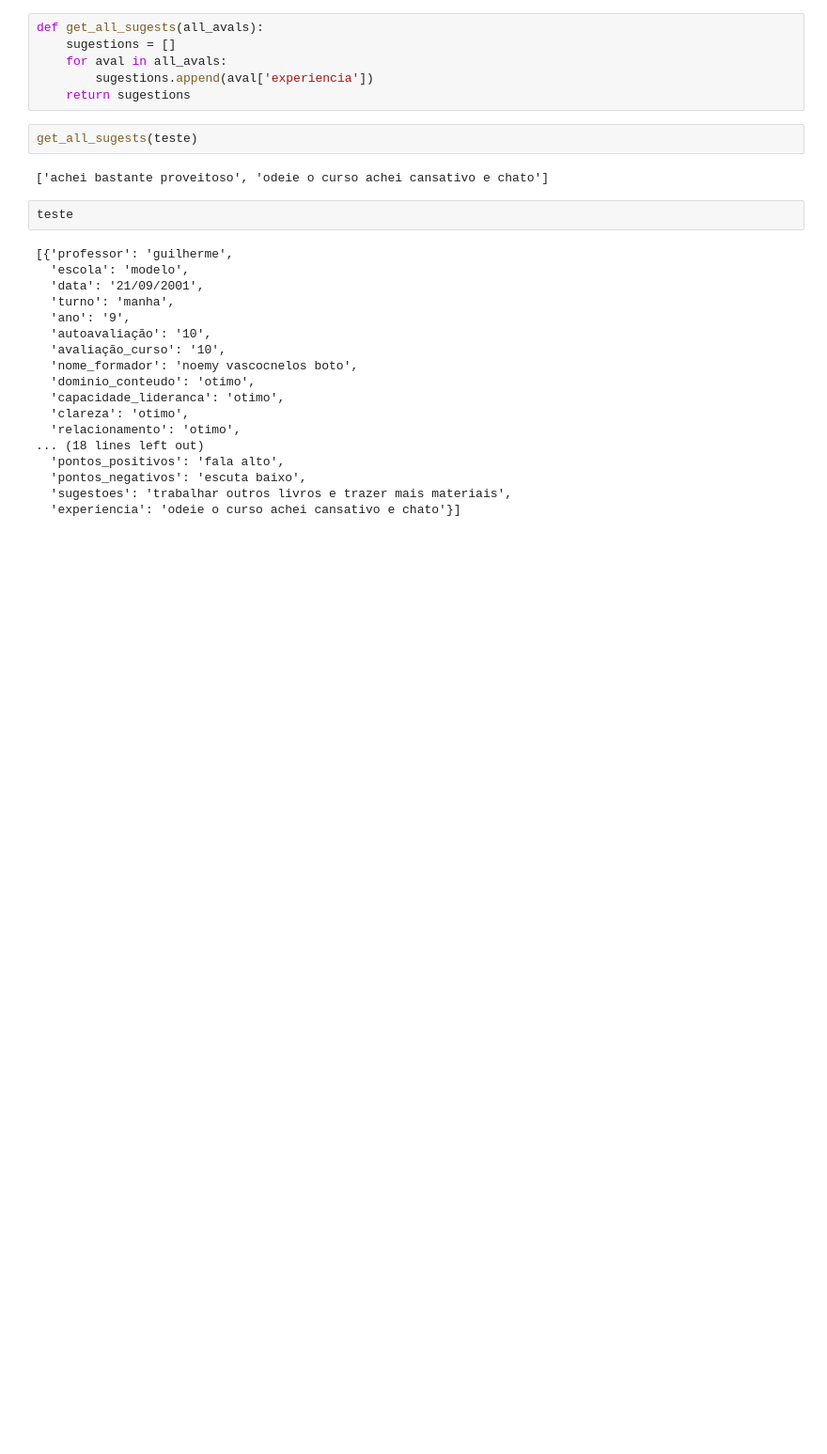
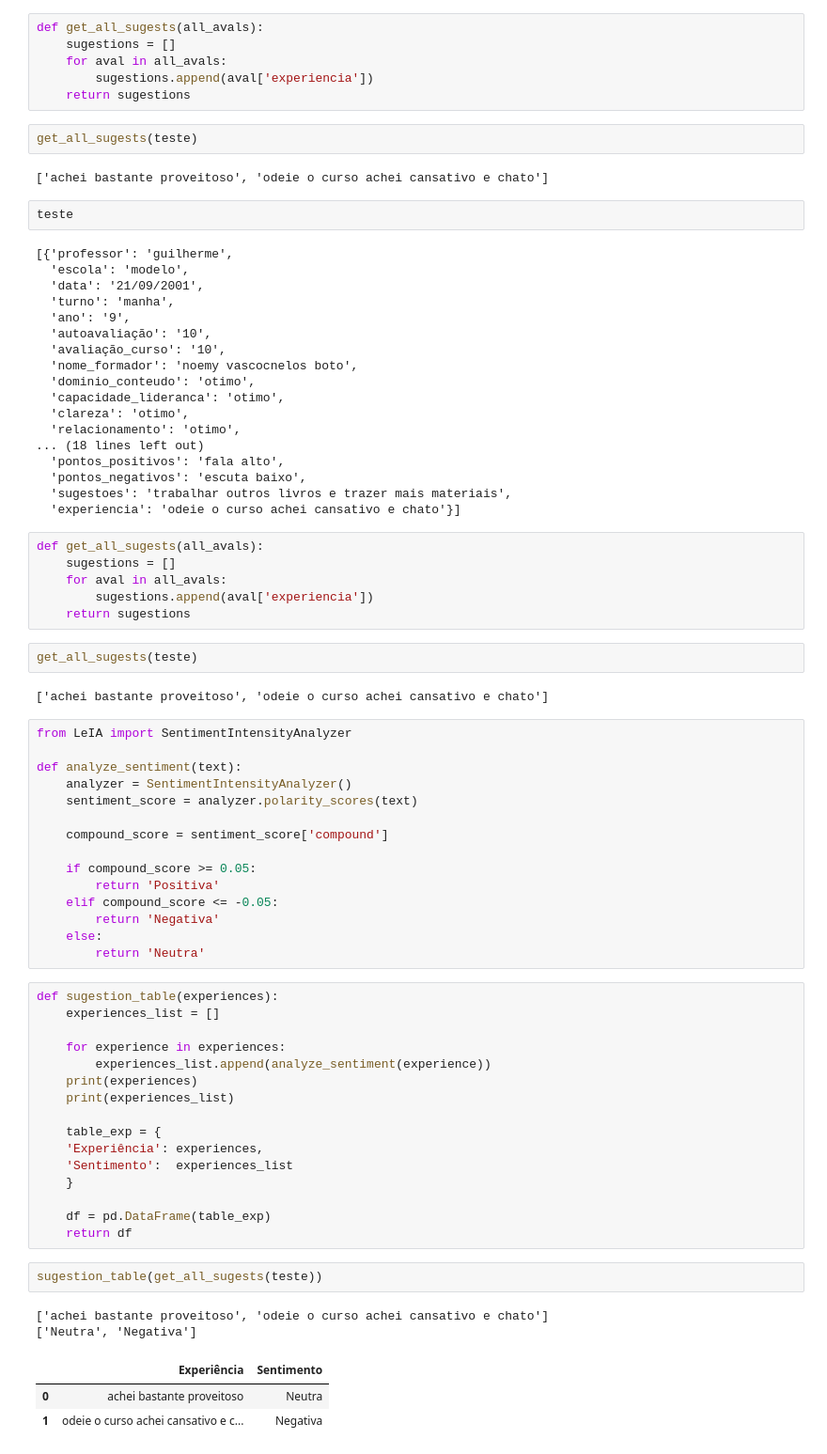
Before and after one commit to GuiSales404/projeto-fort, a Jupyter notebook: app/fort.ipynb, the cells around one changed output. Shown at 94% size. Cells and saved outputs as stored; diff of their text form; blank space fills up the shorter version.

```diff
--- a/app/fort.ipynb
+++ b/app/fort.ipynb
@@ -321,3 +321,52 @@ teste
   'pontos_negativos': 'escuta baixo',
   'sugestoes': 'trabalhar outros livros e trazer mais materiais',
   'experiencia': 'odeie o curso achei cansativo e chato'}]
+# %%
+def get_all_sugests(all_avals):
+    sugestions = []
+    for aval in all_avals:
+        sugestions.append(aval['experiencia'])
+    return sugestions
+# %%
+get_all_sugests(teste)
+# %% [output]
+['achei bastante proveitoso', 'odeie o curso achei cansativo e chato']
+# %%
+from LeIA import SentimentIntensityAnalyzer
+
+def analyze_sentiment(text):
+    analyzer = SentimentIntensityAnalyzer()
+    sentiment_score = analyzer.polarity_scores(text)
+
+    compound_score = sentiment_score['compound']
+
+    if compound_score >= 0.05:
+        return 'Positiva'
+    elif compound_score <= -0.05:
+        return 'Negativa'
+    else:
+        return 'Neutra'
+# %%
+def sugestion_table(experiences):
+    experiences_list = []
+
+    for experience in experiences:
+        experiences_list.append(analyze_sentiment(experience))
+    print(experiences)
+    print(experiences_list)
+
+    table_exp = {
+    'Experiência': experiences,
+    'Sentimento':  experiences_list
+    }
+
+    df = pd.DataFrame(table_exp)
+    return df
+# %%
+sugestion_table(get_all_sugests(teste))
+# %% [output]
+['achei bastante proveitoso', 'odeie o curso achei cansativo e chato']
+['Neutra', 'Negativa']
+|  | Experiência | Sentimento |
+| 0 | achei bastante proveitoso | Neutra |
+| 1 | odeie o curso achei cansativo e c... | Negativa |
```
Also changed, not shown: parts of 4 cells of this notebook, 8 other files.
